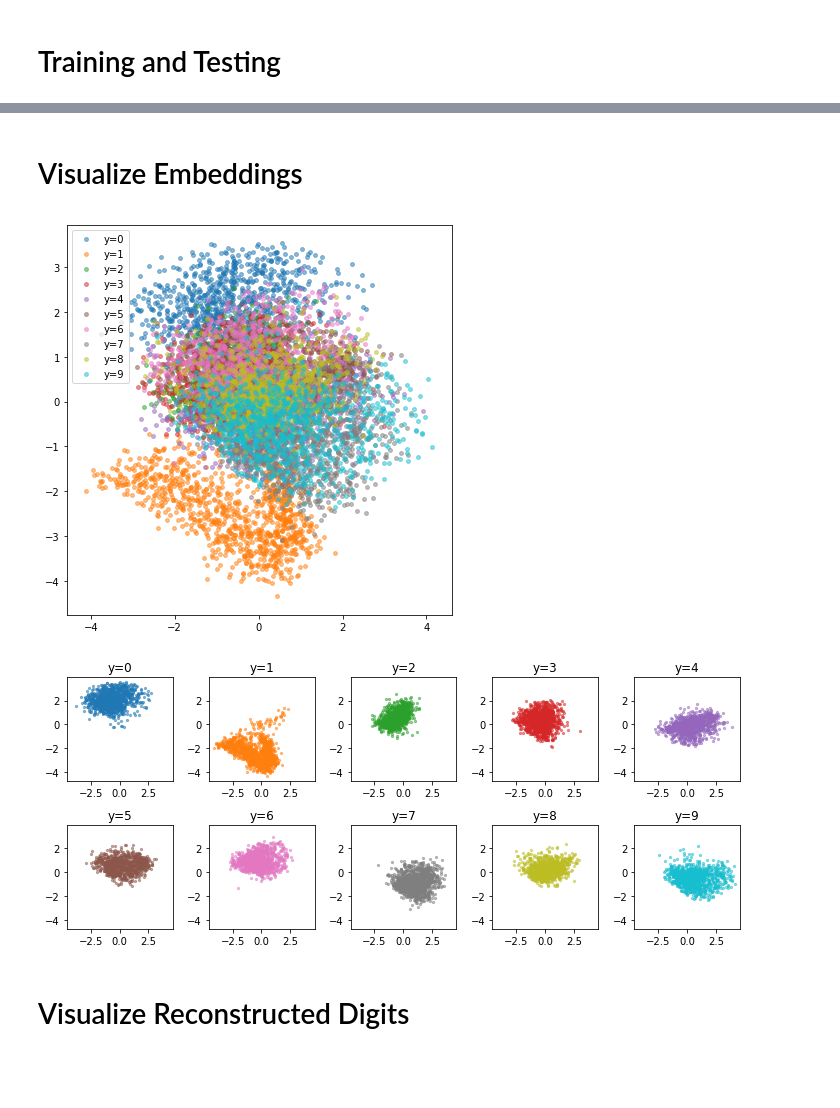
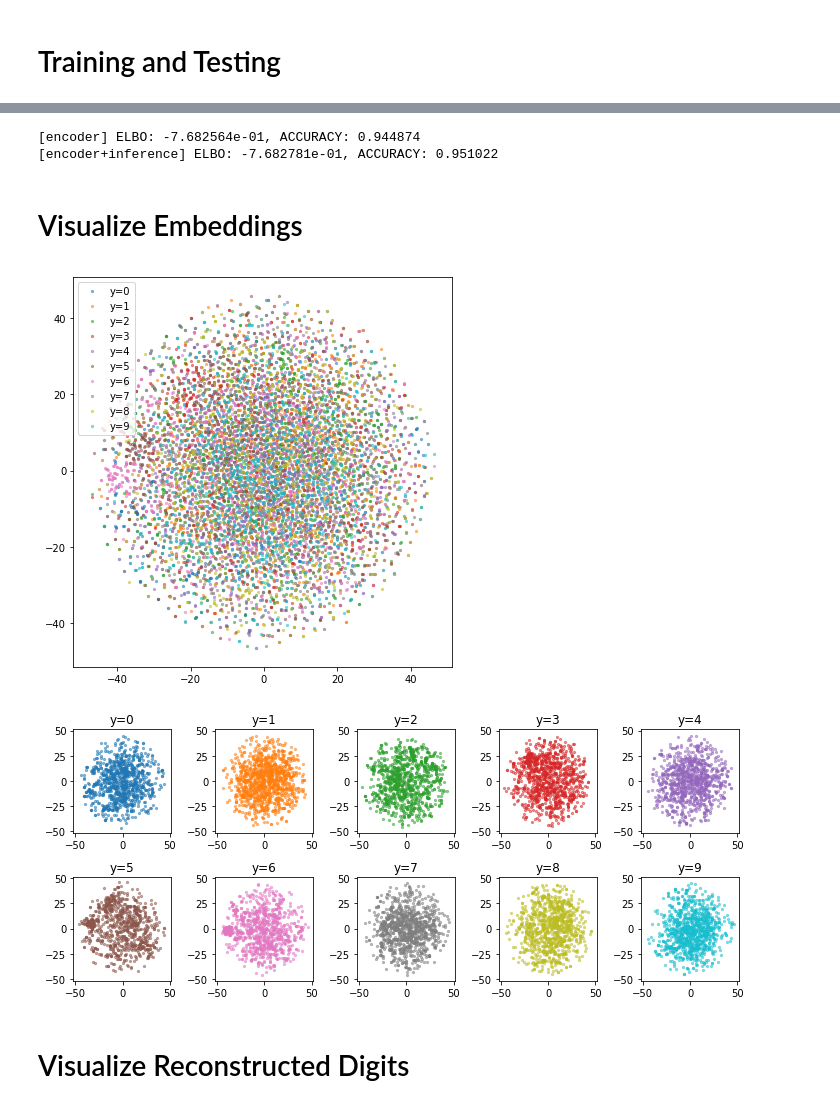
Before and after one commit to probtorch/probtorch, a Jupyter notebook: examples/mnist-semisupervised.ipynb, the cells around one changed output, grey strips where cells are left out. Drawn from its saved outputs; the diff is of its cells as text; code cells hidden in the pictures; blank space fills up the shorter version.

```diff
--- a/examples/mnist-semisupervised.ipynb
+++ b/examples/mnist-semisupervised.ipynb
@@ -46,12 +46,12 @@ def expand_inputs(f):
 NUM_PIXELS = 784
 NUM_HIDDEN = 256
 NUM_DIGITS = 10
-NUM_STYLE = 2
+NUM_STYLE = 50
 
 # training parameters
-NUM_SAMPLES = 4
+NUM_SAMPLES = 8
 NUM_BATCH = 128
-NUM_EPOCHS = 5
+NUM_EPOCHS = 200
 LABEL_FRACTION = 0.1
 LEARNING_RATE = 1e-3
 BETA1 = 0.90
@@ -63,7 +63,7 @@ CUDA = torch.cuda.is_available()
 MODEL_NAME = 'mnist-semisupervised-%02ddim' % NUM_STYLE
 DATA_PATH = '../data'
 WEIGHTS_PATH = '../weights'
-RESTORE = False
+RESTORE = True
 # %%
 # if this code does not run, then disable CUDA
 if CUDA:
@@ -274,7 +270,13 @@ if not RESTORE:
 # %%
 if RESTORE:
-    enc.load_state_dict(torch.load('%s/%s-enc.rar' % (WEIGHTS_PATH, MODEL_NAME)))
-    dec.load_state_dict(torch.load('%s/%s-dec.rar' % (WEIGHTS_PATH, MODEL_NAME)))
+    enc.load_state_dict(torch.load('%s/%s-%s-%s-enc.rar' % (WEIGHTS_PATH, MODEL_NAME, probtorch.__version__, torch.__version__)))
+    dec.load_state_dict(torch.load('%s/%s-%s-%s-dec.rar' % (WEIGHTS_PATH, MODEL_NAME, probtorch.__version__, torch.__version__)))
+# %%
+print('[encoder] ELBO: %e, ACCURACY: %f' % test(test_data, enc, dec, infer=False))
+print('[encoder+inference] ELBO: %e, ACCURACY: %f' % test(test_data, enc, dec, infer=True))
+# %% [output]
+[encoder] ELBO: -7.682564e-01, ACCURACY: 0.944874
+[encoder+inference] ELBO: -7.682781e-01, ACCURACY: 0.951022
 # %% [markdown]
 # Visualize Embeddings
 # %%
@@ -306,25 +308,25 @@ else:
 # %%
 import matplotlib.pyplot as plt
 %matplotlib inline
 
 # display a 2D plot of the digit classes in the latent space
 fig = plt.figure(figsize=(6,6))
 ax = plt.gca()
 
 colors = []
 for k in range(10):
     m = (ys == k)
-    p = ax.scatter(zs2[m, 0], zs2[m, 1], label='y=%d' % k, alpha=0.5, s=15)
+    p = ax.scatter(zs2[m, 0], zs2[m, 1], label='y=%d' % k, alpha=0.5, s=5)
     colors.append(p.get_facecolor())
 ax.legend()
 
 fig.tight_layout()
 #fig.savefig('images/%s-%02d-encodings.png' % (MODEL_NAME, NUM_STYLE), dpi=300)
 
 x_lim = ax.get_xlim()
 y_lim = ax.get_ylim()
 # %% [output]
-[figure, old version]
+[figure, new version]
 # %%
 # display a 2D plot of the digit classes in the latent space
 fig = plt.figure(figsize=(10,4.25))
@@ -339,7 +341,7 @@ for k in range(10):
 
 fig.tight_layout()
 # %% [output]
-[figure, old version]
+[figure, new version]
 # %% [markdown]
 # Visualize Reconstructed Digits
 # %%
```
Also changed, not shown: parts of 5 cells of this notebook, 1 other file.
